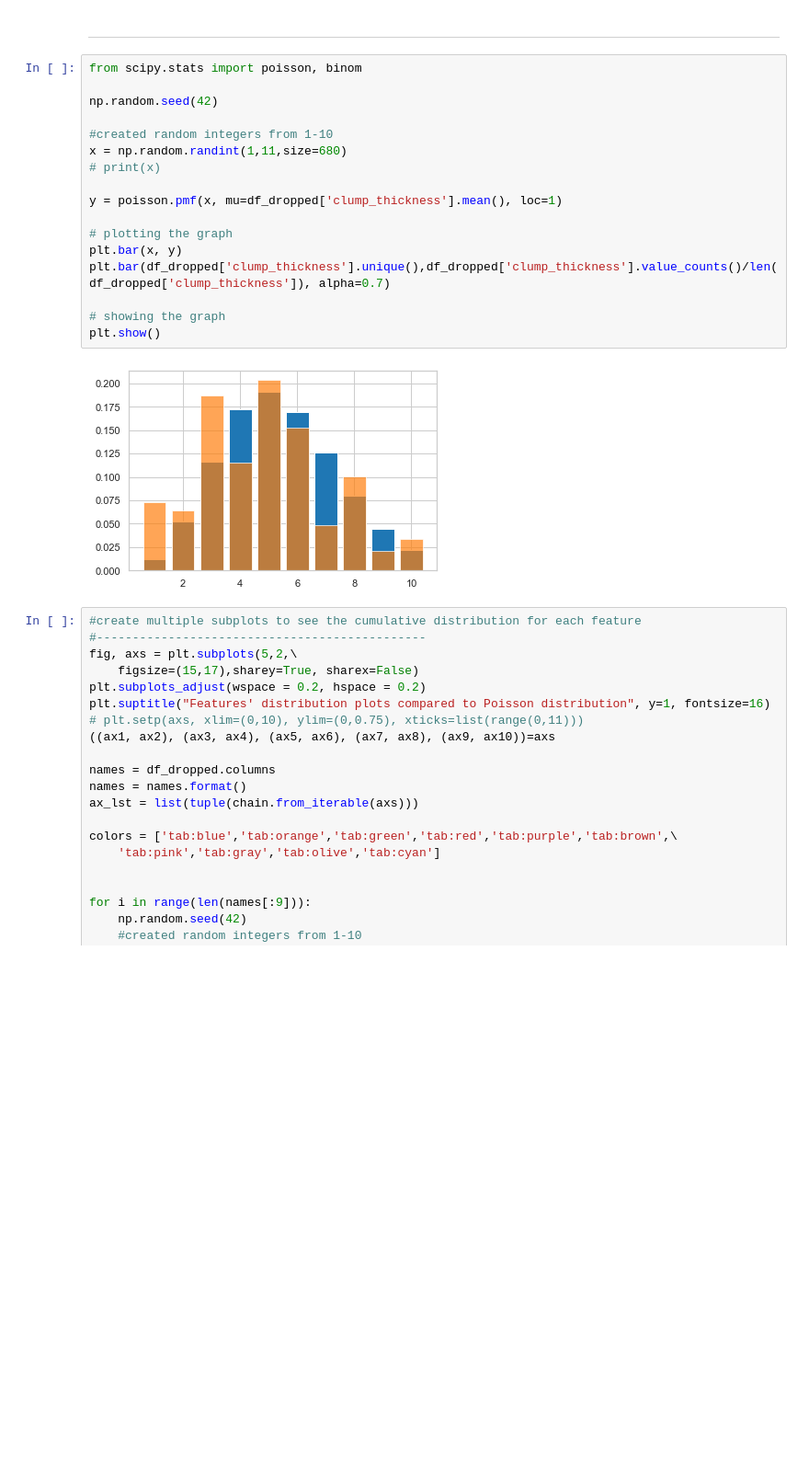
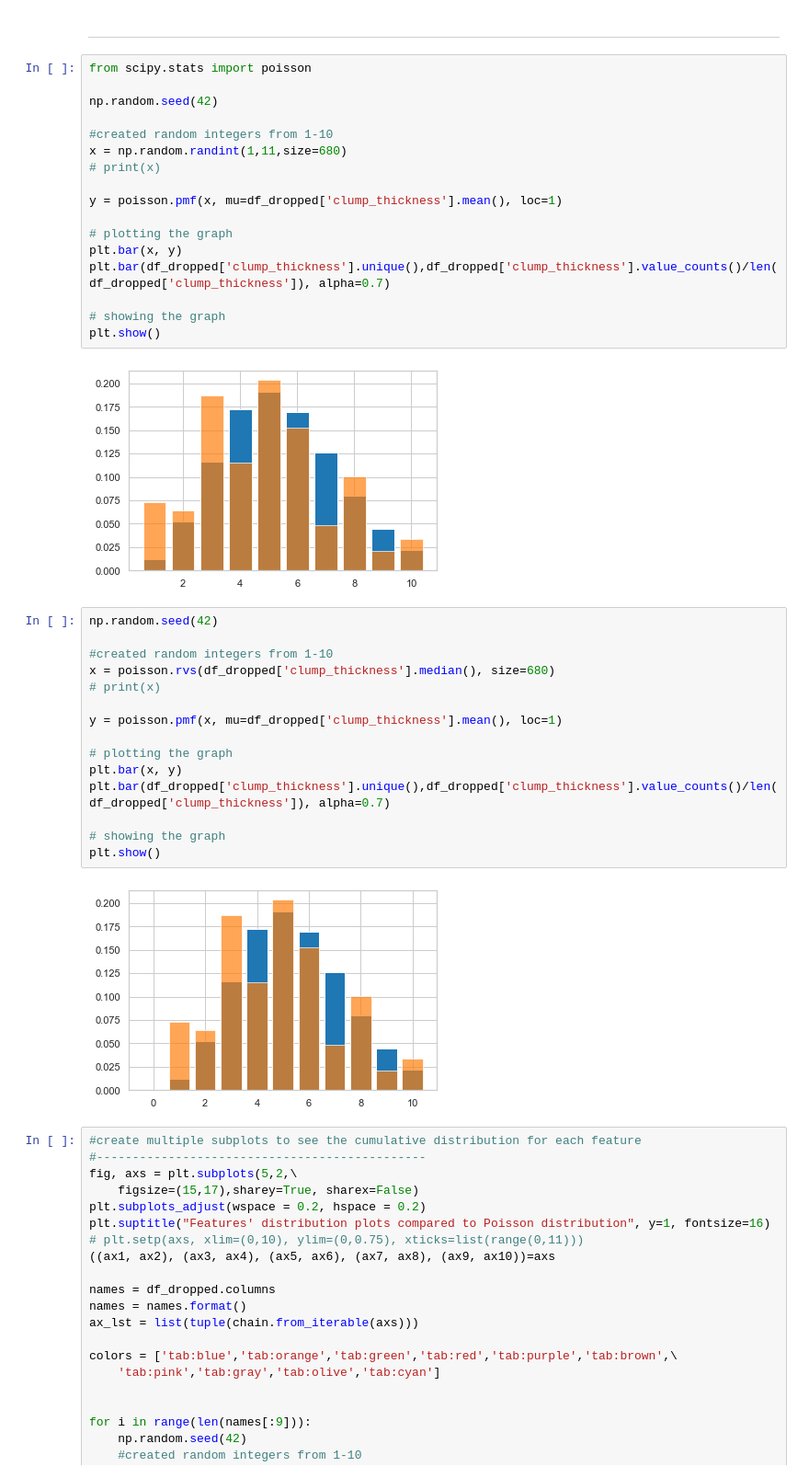
Before and after one commit to rromang/breast_cancer_classification, a Jupyter notebook: notebooks/initial.ipynb, the cells around one changed output. Shown at 92% size. Cells and saved outputs as stored; diff of their text form; blank space fills up the shorter version.

```diff
--- a/notebooks/initial.ipynb
+++ b/notebooks/initial.ipynb
@@ -689,7 +689,7 @@ df.to_csv('../data_processed/csv/concat_wisconsin.csv')
 # %% [markdown]
 -------------------------
 # %%
-from scipy.stats import poisson, binom
+from scipy.stats import poisson
 
 np.random.seed(42)
 
@@ -707,6 +707,23 @@ plt.bar(df_dropped['clump_thickness'].unique(),df_dropped['clump_thickness'].val
 plt.show()
 # %% [output]
 [figure]
+# %%
+np.random.seed(42)
+
+#created random integers from 1-10
+x = poisson.rvs(df_dropped['clump_thickness'].median(), size=680)
+# print(x)
+
+y = poisson.pmf(x, mu=df_dropped['clump_thickness'].mean(), loc=1)
+
+# plotting the graph
+plt.bar(x, y)
+plt.bar(df_dropped['clump_thickness'].unique(),df_dropped['clump_thickness'].value_counts()/len(df_dropped['clump_thickness']), alpha=0.7)
+
+# showing the graph
+plt.show()
+# %% [output]
+[figure, added]
 # %%
 #create multiple subplots to see the cumulative distribution for each feature
 #----------------------------------------------
```
